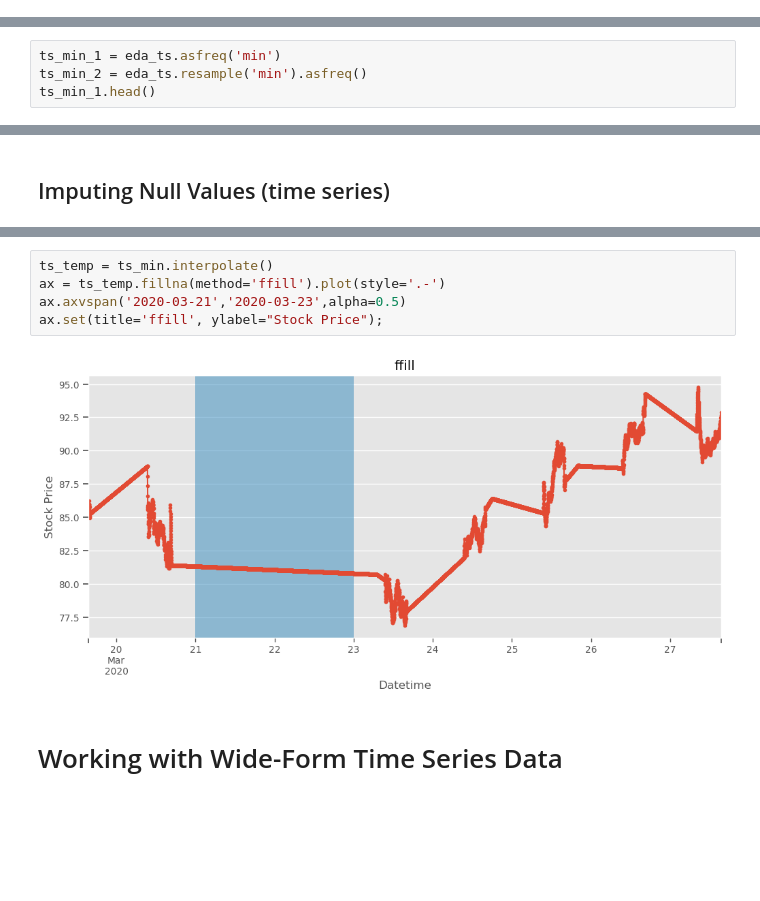
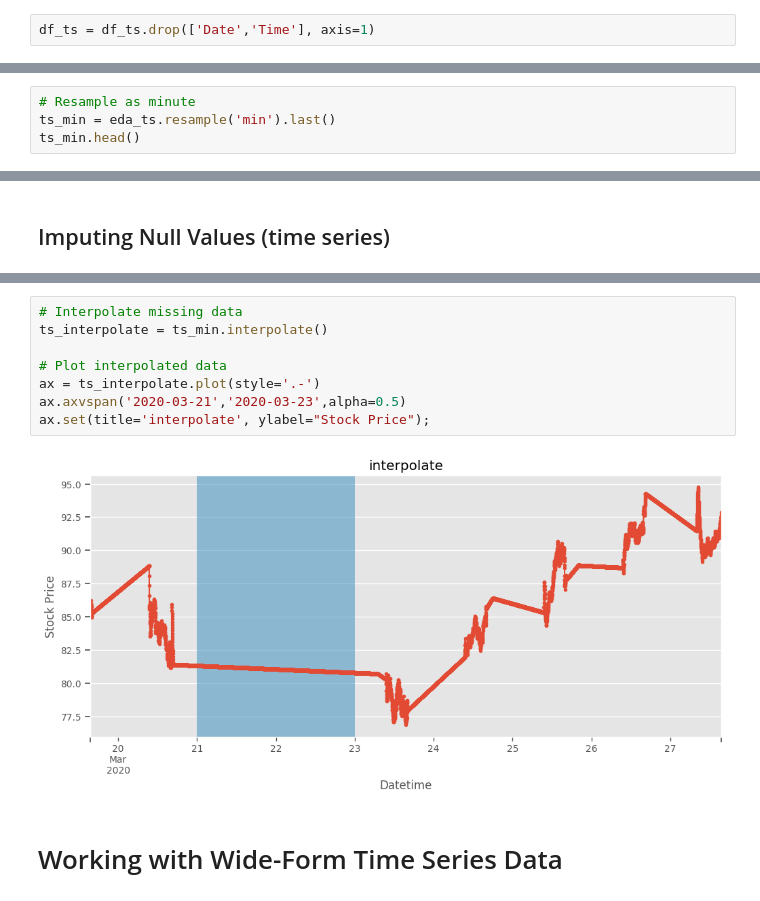
Before and after one commit to erwincarlogonzales/data-viz-time-series-analysis-codealongs, a Jupyter notebook: Wk18-Lecture01-CodeAlong_v2.ipynb, the cells around one changed output, grey strips where cells are left out. Drawn from its saved outputs; the diff is of its cells as text; blank space fills up the shorter version.

```diff
--- a/Wk18-Lecture01-CodeAlong_v2.ipynb
+++ b/Wk18-Lecture01-CodeAlong_v2.ipynb
@@ -342,6 +338,8 @@ DatetimeIndex(['2018-01-02 09:29:00', '2018-01-02 09:30:00',
                '2023-01-27 15:57:00', '2023-01-27 15:58:00',
                '2023-01-27 15:59:00', '2023-01-27 16:00:00'],
               dtype='datetime64[ns]', name='Datetime', length=445762, freq=None)
+# %%
+df_ts = df_ts.drop(['Date','Time'], axis=1)
 # %%
 df_ts.loc['2020']
 # %% [output]
@@ -764,9 +655,9 @@ DatetimeIndex(['2020-03-19 15:35:00', '2020-03-19 15:36:00',
                '2020-03-27 15:34:00', '2020-03-27 15:35:00'],
               dtype='datetime64[ns]', name='Datetime', length=2360, freq=None)
 # %%
-ts_min_1 = eda_ts.asfreq('min')
-ts_min_2 = eda_ts.resample('min').asfreq()
-ts_min_1.head()
+# Resample as minute
+ts_min = eda_ts.resample('min').last()
+ts_min.head()
 # %% [output]
 Datetime
 2020-03-19 15:35:00   85.77
@@ -840,12 +726,15 @@ ax.set(title='ffill', ylabel="Stock Price");
 # %% [output]
 [figure]
 # %%
-ts_temp = ts_min.interpolate()
-ax = ts_temp.fillna(method='ffill').plot(style='.-')
+# Interpolate missing data
+ts_interpolate = ts_min.interpolate()
+
+# Plot interpolated data
+ax = ts_interpolate.plot(style='.-')
 ax.axvspan('2020-03-21','2020-03-23',alpha=0.5)
-ax.set(title='ffill', ylabel="Stock Price");
+ax.set(title='interpolate', ylabel="Stock Price");
 # %% [output]
-[figure, old version]
+[figure, new version]
 # %% [markdown]
 # Working with Wide-Form Time Series Data
 # %%
```
Also changed, not shown: parts of 68 cells of this notebook, 2 other files.
